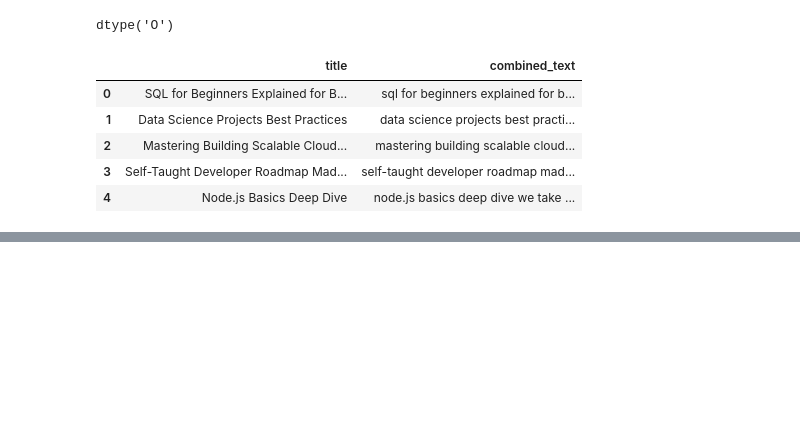
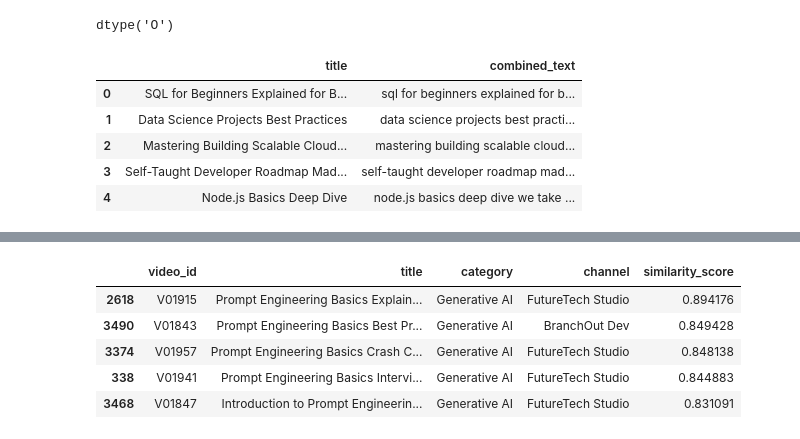
Before and after one commit to prasannaas138-alt/youtube-recommendation-system, a Jupyter notebook: Youtube_Recommendation_System.ipynb, the cells around one changed output, grey strips where cells are left out. Cells and saved outputs as stored; diff of their text form; code cells hidden in the pictures; blank space fills up the shorter version.

Commit message:
Add Recommendation Function in ML Model

```diff
--- a/Youtube_Recommendation_System.ipynb
+++ b/Youtube_Recommendation_System.ipynb
@@ -129,3 +129,9 @@ df[['title' , 'combined_text']].head()
 | 2 | Mastering Building Scalable Cloud... | mastering building scalable cloud... |
 | 3 | Self-Taught Developer Roadmap Mad... | self-taught developer roadmap mad... |
 | 4 | Node.js Basics Deep Dive | node.js basics deep dive we take ... |
+# %%
+from sklearn.feature_extraction.text import TfidfVectorizer
+
+tfidf = TfidfVectorizer()
+
+tfidf_matrix = tfidf.fit_transform(df['combined_text'])
@@ -131,0 +180,2 @@ df[['title' , 'combined_text']].head()
+# %%
+similarity_matrix = cosine_similarity(tfidf_matrix)
@@ -131,0 +194,2 @@ df[['title' , 'combined_text']].head()
+# %%
+similarity_scores = similarity_matrix[0]
@@ -131,0 +216,15 @@ df[['title' , 'combined_text']].head()
+# %%
+def recommend_video (title , n=5):
+  index = df[df['title'] == title].index[0]
+
+  similarity_scores = similarity_matrix[index]
+
+  similarity_indices = similarity_scores.argsort()[::-1][1:n+1]
+
+  recommendation = df.iloc[similarity_indices].copy()
+
+  recommendation['similarity_score'] = similarity_scores[similarity_indices]
+
+  return recommendation[
+      ['video_id' , 'title' , 'category' , 'channel' , 'similarity_score']
+  ]
@@ -131,0 +246,9 @@ df[['title' , 'combined_text']].head()
+# %%
+recommend_video('Prompt Engineering Basics in Practice')
+# %% [output]
+|  | video_id | title | category | channel | similarity_score |
+| 2618 | V01915 | Prompt Engineering Basics Explain... | Generative AI | FutureTech Studio | 0.894176 |
+| 3490 | V01843 | Prompt Engineering Basics Best Pr... | Generative AI | BranchOut Dev | 0.849428 |
+| 3374 | V01957 | Prompt Engineering Basics Crash C... | Generative AI | FutureTech Studio | 0.848138 |
+| 338 | V01941 | Prompt Engineering Basics Intervi... | Generative AI | FutureTech Studio | 0.844883 |
+| 3468 | V01847 | Introduction to Prompt Engineerin... | Generative AI | FutureTech Studio | 0.831091 |
```
Also changed, not shown: parts of 14 cells of this notebook.
